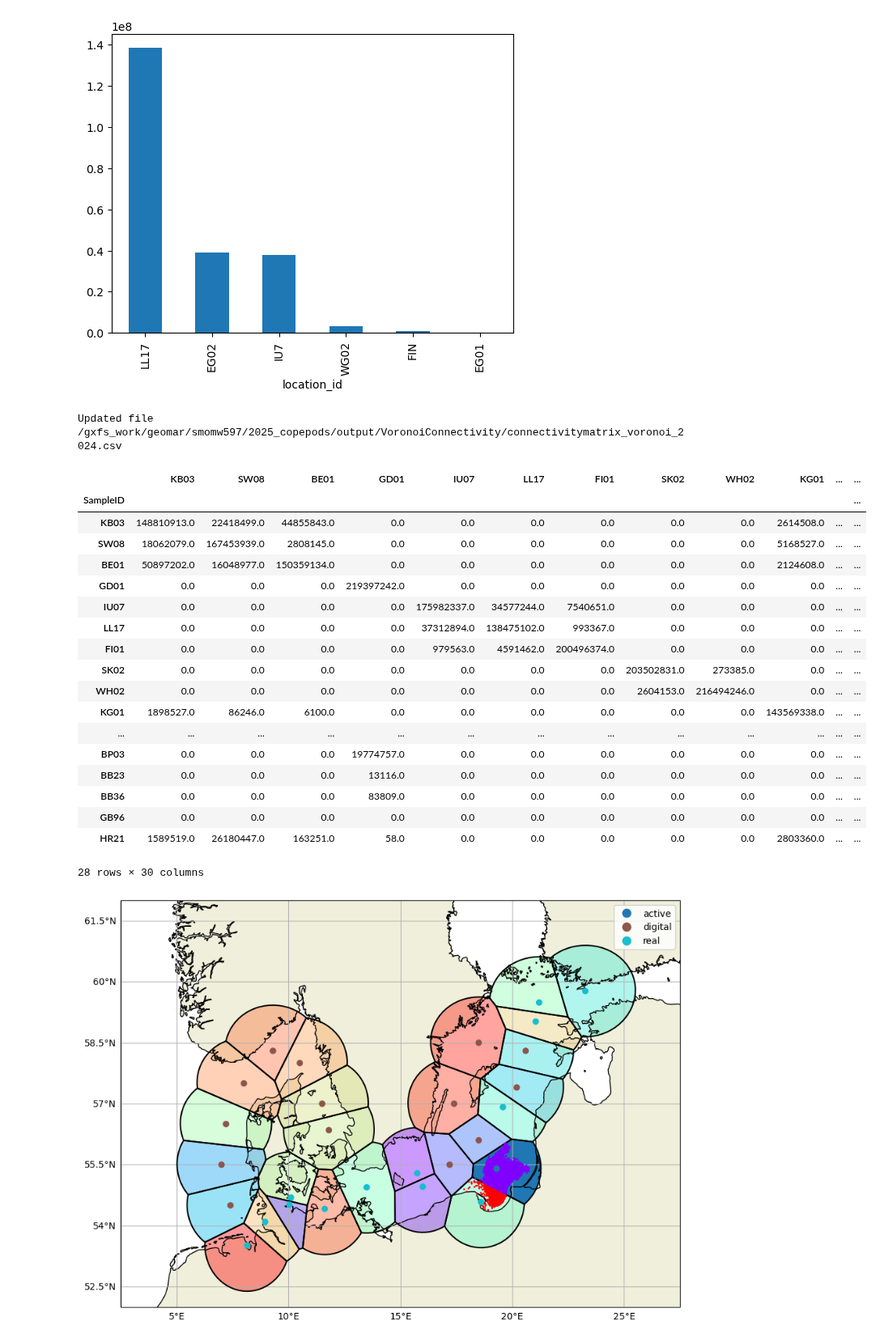
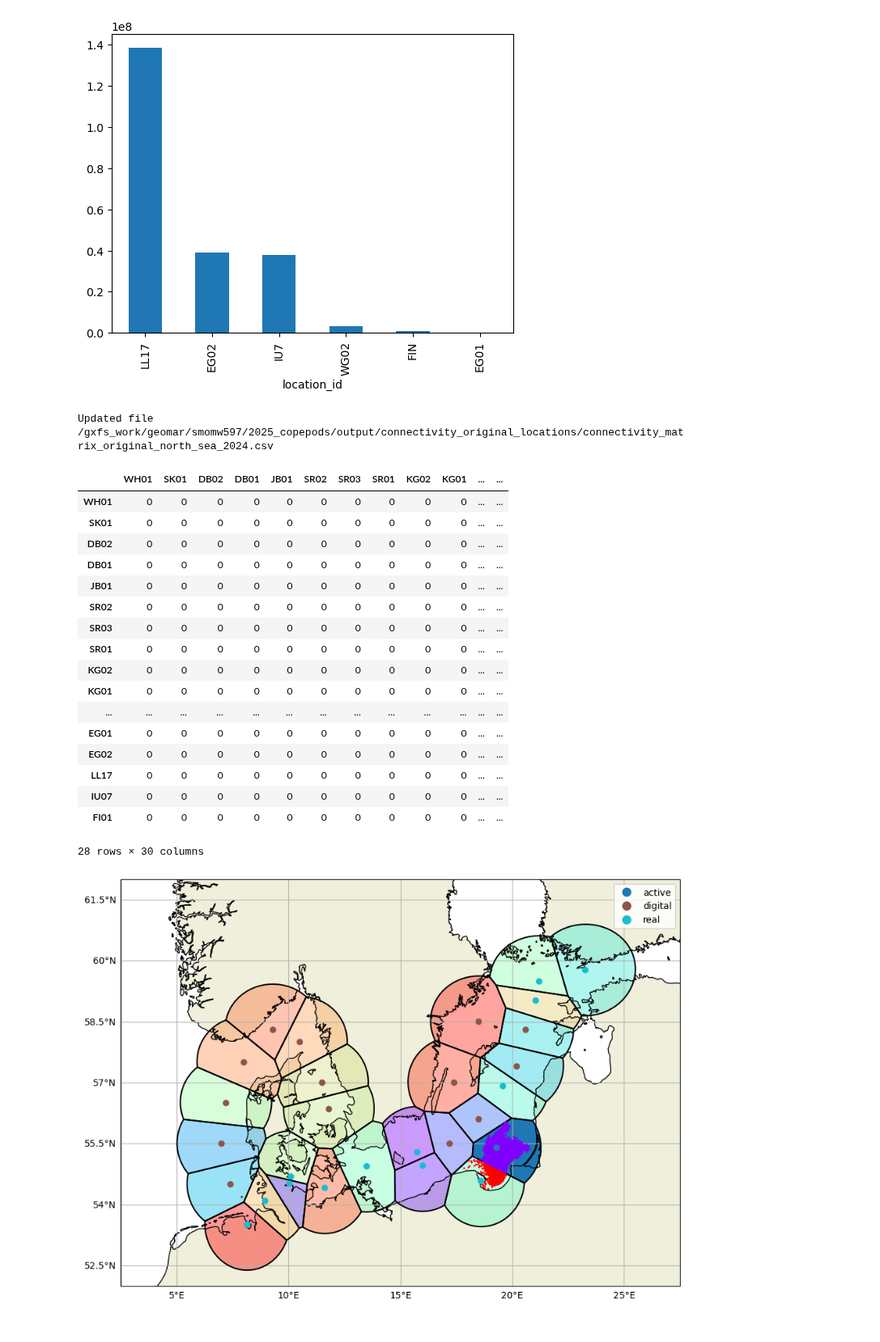
Before and after one commit to geomar-od-lagrange/2025_copepods, a Jupyter notebook: notebooks/SiteConnectivityVoronoi.ipynb, the cells around one changed output. Shown at 81% size. Saved outputs shown, nothing was run; the diff lists cells and outputs as text; code cells hidden in the pictures.

```diff
--- a/notebooks/SiteConnectivityVoronoi.ipynb
+++ b/notebooks/SiteConnectivityVoronoi.ipynb
@@ -89,48 +87,39 @@ polygon_count.plot(kind='bar')
 [figure]
 # %%
 # Write the counts per polygon into a connectivity matrix
-output_file_path = output_path / f'connectivity_matrix_{north_sea_locations}_{year}.csv'
-files_list = list(output_path.glob(f'connectivity_{north_sea_locations}_locations*'))
+output_file_path = output_path / f'connectivity_matrix_{north_sea_locations}_north_sea_{year}.csv'
+files_list = list(output_path.glob(f'connectivity*'))
 
-for n in range(10):
-    # For the unlikely case, that multiple notebooks try to write in the same file,
-    # a mechanism to delay the writing process was employed
-    try:
-        # If the connectivity matrix for the given year already exists, thake that
-        if output_file_path in files_list:
-                connectivity_matrix = pd.read_csv(output_file_path, index_col=0)
-                print('Updated file', output_file_path)
-        else:
-                connectivity_matrix = pd.DataFrame(index=sample_ids, columns=sample_ids).fillna(0)
-                print('Created a new file', output_file_path)
-        for polygon_id, count in polygon_count.items():
-                connectivity_matrix.loc[[site_name], [polygon_id]] = count
-        connectivity_matrix.to_csv(output_file_path)
-        break
-    except:
-        print(np.random.rand()*n**2)
-        time.sleep(np.random.rand()*n**2)
+# If the connectivity matrix for the given year already exists, thake that
+if output_file_path in files_list:
+        connectivity_matrix = pd.read_csv(output_file_path, index_col=0)
+        print('Updated file', output_file_path)
+else:
+        connectivity_matrix = pd.DataFrame(index=sample_ids, columns=sample_ids).fillna(0)
+        print('Created a new file', output_file_path)
+for polygon_id, count in polygon_count.items():
+        connectivity_matrix.loc[[site_name], [polygon_id]] = count
+connectivity_matrix.to_csv(output_file_path)
 connectivity_matrix
 # %% [output]
-Updated file /gxfs_work/geomar/smomw597/2025_copepods/output/VoronoiConnectivity/connectivitymatrix_voronoi_2024.csv
+Updated file /gxfs_work/geomar/smomw597/2025_copepods/output/connectivity_original_locations/connectivity_matrix_original_north_sea_2024.csv
-|  | KB03 | SW08 | BE01 | GD01 | IU07 | LL17 | FI01 | SK02 | WH02 | KG01 | ... | ... |
-| SampleID |  |  |  |  |  |  |  |  |  |  |  | ... |
-| KB03 | 148810913.0 | 22418499.0 | 44855843.0 | 0.0 | 0.0 | 0.0 | 0.0 | 0.0 | 0.0 | 2614508.0 | ... | ... |
-| SW08 | 18062079.0 | 167453939.0 | 2808145.0 | 0.0 | 0.0 | 0.0 | 0.0 | 0.0 | 0.0 | 5168527.0 | ... | ... |
-| BE01 | 50897202.0 | 16048977.0 | 150359134.0 | 0.0 | 0.0 | 0.0 | 0.0 | 0.0 | 0.0 | 2124608.0 | ... | ... |
-| GD01 | 0.0 | 0.0 | 0.0 | 219397242.0 | 0.0 | 0.0 | 0.0 | 0.0 | 0.0 | 0.0 | ... | ... |
-| IU07 | 0.0 | 0.0 | 0.0 | 0.0 | 175982337.0 | 34577244.0 | 7540651.0 | 0.0 | 0.0 | 0.0 | ... | ... |
-| LL17 | 0.0 | 0.0 | 0.0 | 0.0 | 37312894.0 | 138475102.0 | 993367.0 | 0.0 | 0.0 | 0.0 | ... | ... |
-| FI01 | 0.0 | 0.0 | 0.0 | 0.0 | 979563.0 | 4591462.0 | 200496374.0 | 0.0 | 0.0 | 0.0 | ... | ... |
-| SK02 | 0.0 | 0.0 | 0.0 | 0.0 | 0.0 | 0.0 | 0.0 | 203502831.0 | 273385.0 | 0.0 | ... | ... |
-| WH02 | 0.0 | 0.0 | 0.0 | 0.0 | 0.0 | 0.0 | 0.0 | 2604153.0 | 216494246.0 | 0.0 | ... | ... |
-| KG01 | 1898527.0 | 86246.0 | 6100.0 | 0.0 | 0.0 | 0.0 | 0.0 | 0.0 | 0.0 | 143569338.0 | ... | ... |
+|  | WH01 | SK01 | DB02 | DB01 | JB01 | SR02 | SR03 | SR01 | KG02 | KG01 | ... | ... |
+| WH01 | 0 | 0 | 0 | 0 | 0 | 0 | 0 | 0 | 0 | 0 | ... | ... |
+| SK01 | 0 | 0 | 0 | 0 | 0 | 0 | 0 | 0 | 0 | 0 | ... | ... |
+| DB02 | 0 | 0 | 0 | 0 | 0 | 0 | 0 | 0 | 0 | 0 | ... | ... |
+| DB01 | 0 | 0 | 0 | 0 | 0 | 0 | 0 | 0 | 0 | 0 | ... | ... |
+| JB01 | 0 | 0 | 0 | 0 | 0 | 0 | 0 | 0 | 0 | 0 | ... | ... |
+| SR02 | 0 | 0 | 0 | 0 | 0 | 0 | 0 | 0 | 0 | 0 | ... | ... |
+| SR03 | 0 | 0 | 0 | 0 | 0 | 0 | 0 | 0 | 0 | 0 | ... | ... |
+| SR01 | 0 | 0 | 0 | 0 | 0 | 0 | 0 | 0 | 0 | 0 | ... | ... |
+| KG02 | 0 | 0 | 0 | 0 | 0 | 0 | 0 | 0 | 0 | 0 | ... | ... |
+| KG01 | 0 | 0 | 0 | 0 | 0 | 0 | 0 | 0 | 0 | 0 | ... | ... |
 | ... | ... | ... | ... | ... | ... | ... | ... | ... | ... | ... | ... | ... |
-| BP03 | 0.0 | 0.0 | 0.0 | 19774757.0 | 0.0 | 0.0 | 0.0 | 0.0 | 0.0 | 0.0 | ... | ... |
-| BB23 | 0.0 | 0.0 | 0.0 | 13116.0 | 0.0 | 0.0 | 0.0 | 0.0 | 0.0 | 0.0 | ... | ... |
-| BB36 | 0.0 | 0.0 | 0.0 | 83809.0 | 0.0 | 0.0 | 0.0 | 0.0 | 0.0 | 0.0 | ... | ... |
-| GB96 | 0.0 | 0.0 | 0.0 | 0.0 | 0.0 | 0.0 | 0.0 | 0.0 | 0.0 | 0.0 | ... | ... |
-| HR21 | 1589519.0 | 26180447.0 | 163251.0 | 58.0 | 0.0 | 0.0 | 0.0 | 0.0 | 0.0 | 2803360.0 | ... | ... |
+| EG01 | 0 | 0 | 0 | 0 | 0 | 0 | 0 | 0 | 0 | 0 | ... | ... |
+| EG02 | 0 | 0 | 0 | 0 | 0 | 0 | 0 | 0 | 0 | 0 | ... | ... |
+| LL17 | 0 | 0 | 0 | 0 | 0 | 0 | 0 | 0 | 0 | 0 | ... | ... |
+| IU07 | 0 | 0 | 0 | 0 | 0 | 0 | 0 | 0 | 0 | 0 | ... | ... |
+| FI01 | 0 | 0 | 0 | 0 | 0 | 0 | 0 | 0 | 0 | 0 | ... | ... |
 28 rows × 30 columns
 # %%
 fig = plt.figure(figsize=map_size)
```
Also changed, not shown: parts of 1 cell of this notebook, 3 other files.
